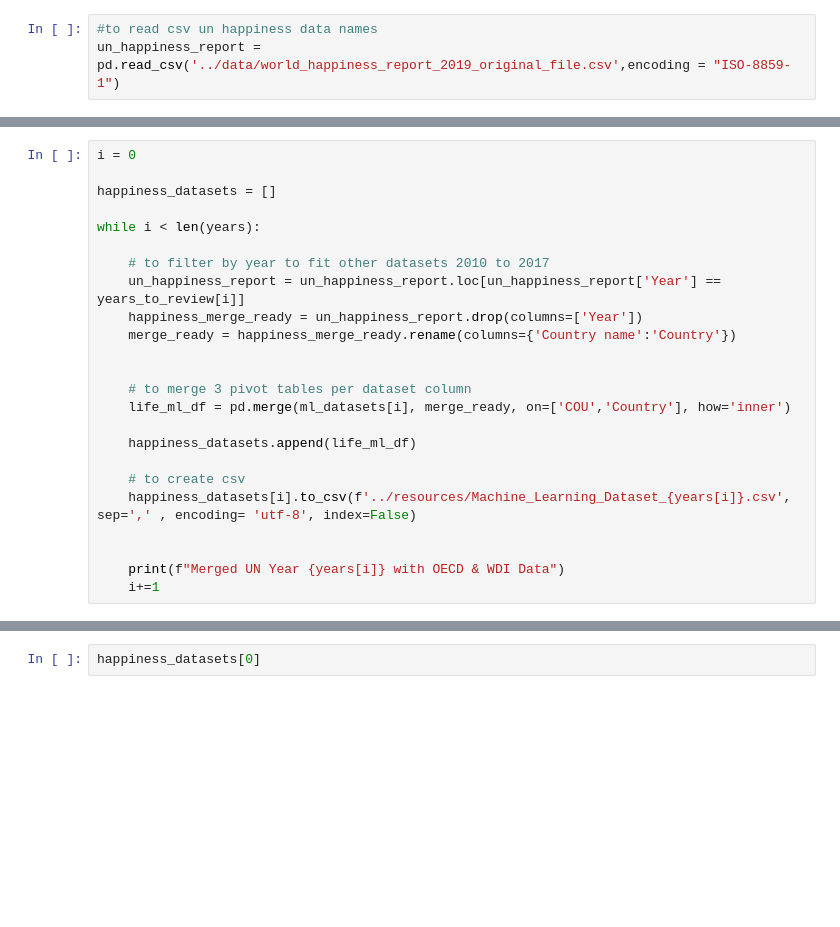
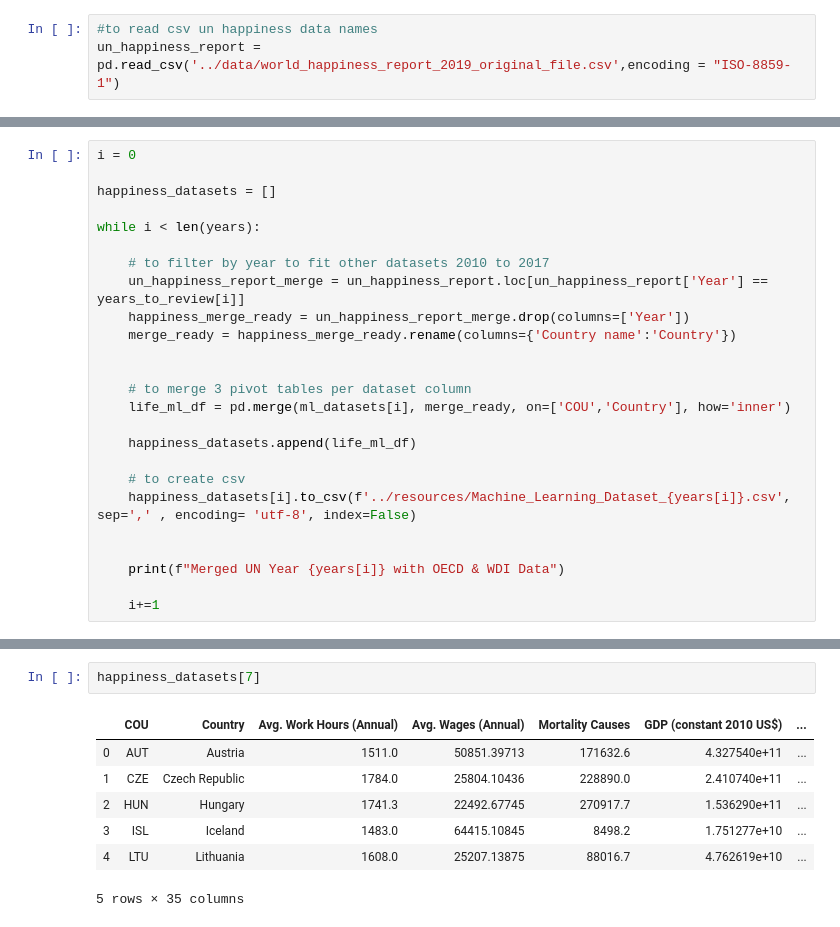
Before and after one commit to JosefinaAureaAmaro/04_Project_Python_MachineLearning, a Jupyter notebook: static/py/Data_Cleaning_&_Consolidation.ipynb, the cells around one changed output, grey strips where cells are left out. Cells and saved outputs as stored; diff of their text form; blank space fills up the shorter version.

```diff
--- a/static/py/Data_Cleaning_&_Consolidation.ipynb
+++ b/static/py/Data_Cleaning_&_Consolidation.ipynb
@@ -469,8 +556,8 @@ happiness_datasets = []
 while i < len(years):
 
     # to filter by year to fit other datasets 2010 to 2017
-    un_happiness_report = un_happiness_report.loc[un_happiness_report['Year'] == years_to_review[i]]
-    happiness_merge_ready = un_happiness_report.drop(columns=['Year'])
+    un_happiness_report_merge = un_happiness_report.loc[un_happiness_report['Year'] == years_to_review[i]]
+    happiness_merge_ready = un_happiness_report_merge.drop(columns=['Year'])
     merge_ready = happiness_merge_ready.rename(columns={'Country name':'Country'})
 
 
@@ -484,4 +571,5 @@ while i < len(years):
 
 
     print(f"Merged UN Year {years[i]} with OECD & WDI Data")
+
     i+=1
@@ -488,2 +585,10 @@ while i < len(years):
 # %%
-happiness_datasets[0]
+happiness_datasets[7]
+# %% [output]
+|  | COU | Country | Avg. Work Hours (Annual) | Avg. Wages (Annual) | Mortality Causes | GDP (constant 2010 US$) | ... |
+| 0 | AUT | Austria | 1511.0 | 50851.39713 | 171632.6 | 4.327540e+11 | ... |
+| 1 | CZE | Czech Republic | 1784.0 | 25804.10436 | 228890.0 | 2.410740e+11 | ... |
+| 2 | HUN | Hungary | 1741.3 | 22492.67745 | 270917.7 | 1.536290e+11 | ... |
+| 3 | ISL | Iceland | 1483.0 | 64415.10845 | 8498.2 | 1.751277e+10 | ... |
+| 4 | LTU | Lithuania | 1608.0 | 25207.13875 | 88016.7 | 4.762619e+10 | ... |
+5 rows × 35 columns
```
Also changed, not shown: parts of 16 cells of this notebook.
